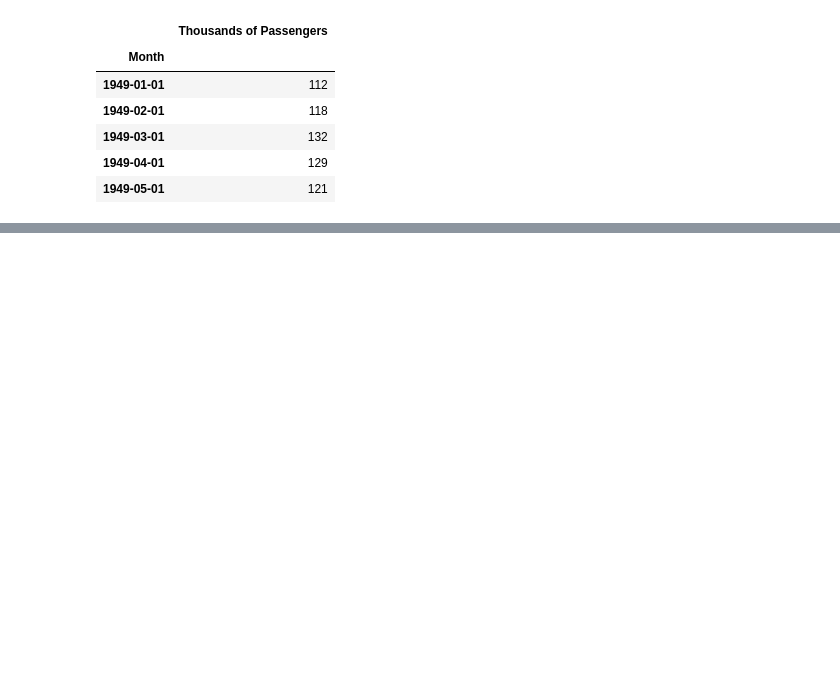
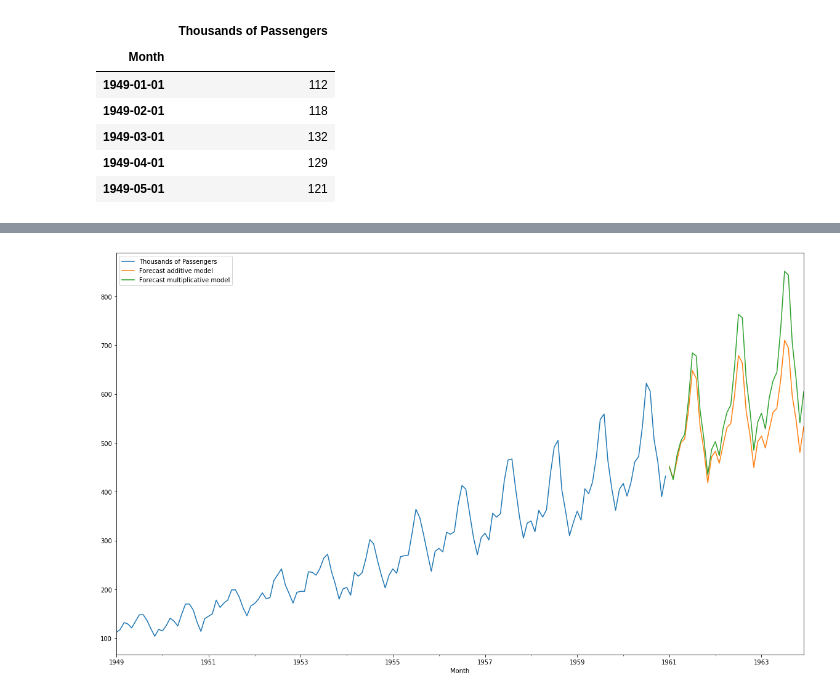
Before and after one commit to JorgeToT/SeriesDeTiempoPythonR, a Jupyter notebook: Python/Holt_Winters.ipynb, the cells around one changed output, grey strips where cells are left out. Saved outputs shown, nothing was run; the diff lists cells and outputs as text; code cells hidden in the pictures; blank space fills up the shorter version.

```diff
--- a/Python/Holt_Winters.ipynb
+++ b/Python/Holt_Winters.ipynb
@@ -96,0 +190,14 @@ df.head()
+# %%
+model_add = ExponentialSmoothing(df['Thousands of Passengers'], trend = 'add', seasonal= 'add', seasonal_periods=12).fit()
+model_mul = ExponentialSmoothing(df['Thousands of Passengers'], trend = 'mul', seasonal= 'mul', seasonal_periods=12).fit()
+# %%
+forecast_add = model_add.forecast(36)
+forecast_mul = model_mul.forecast(36)
+# %%
+df['Thousands of Passengers'].plot(figsize = (20,12))
+forecast_add.plot(label='Forecast additive model');
+forecast_mul.plot(label='Forecast multiplicative model');
+plt.legend(loc='upper left')
+plt.show()
+# %% [output]
+[figure, added]
```
Also changed, not shown: parts of 13 cells of this notebook, 2 other files.
